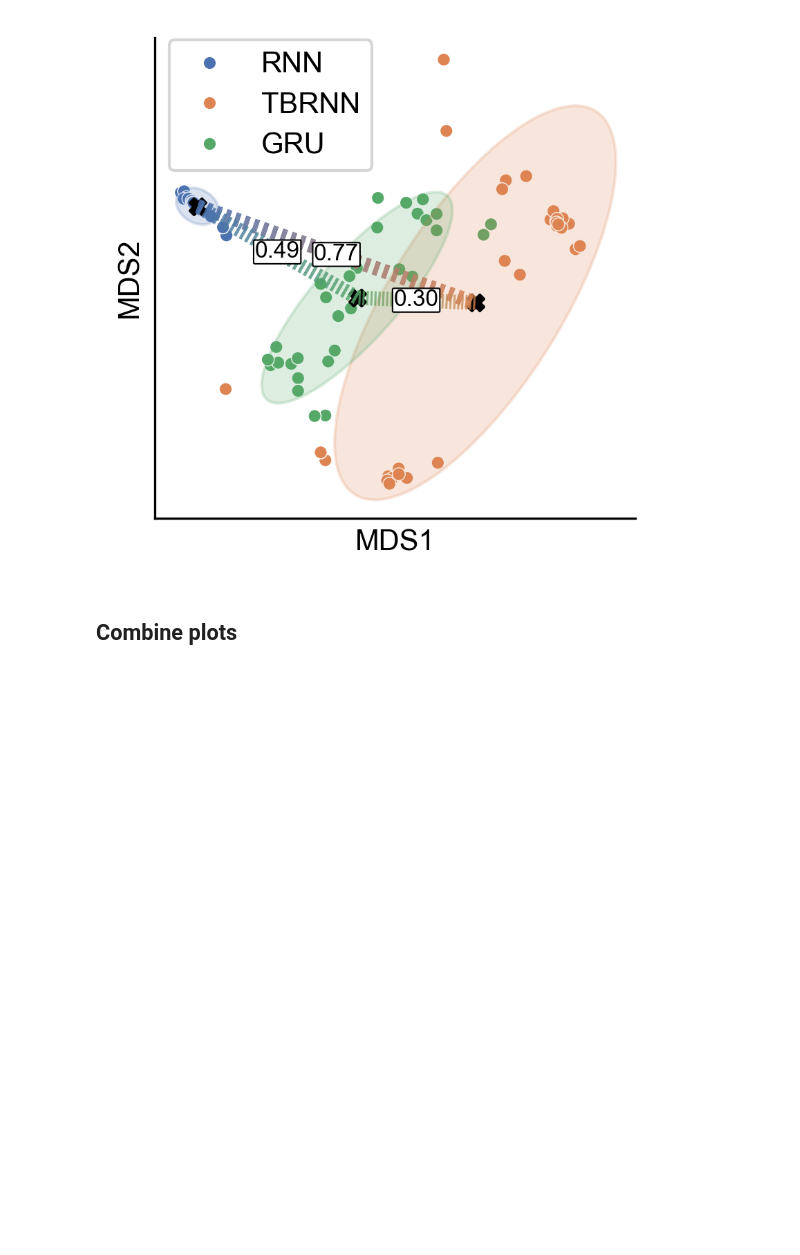
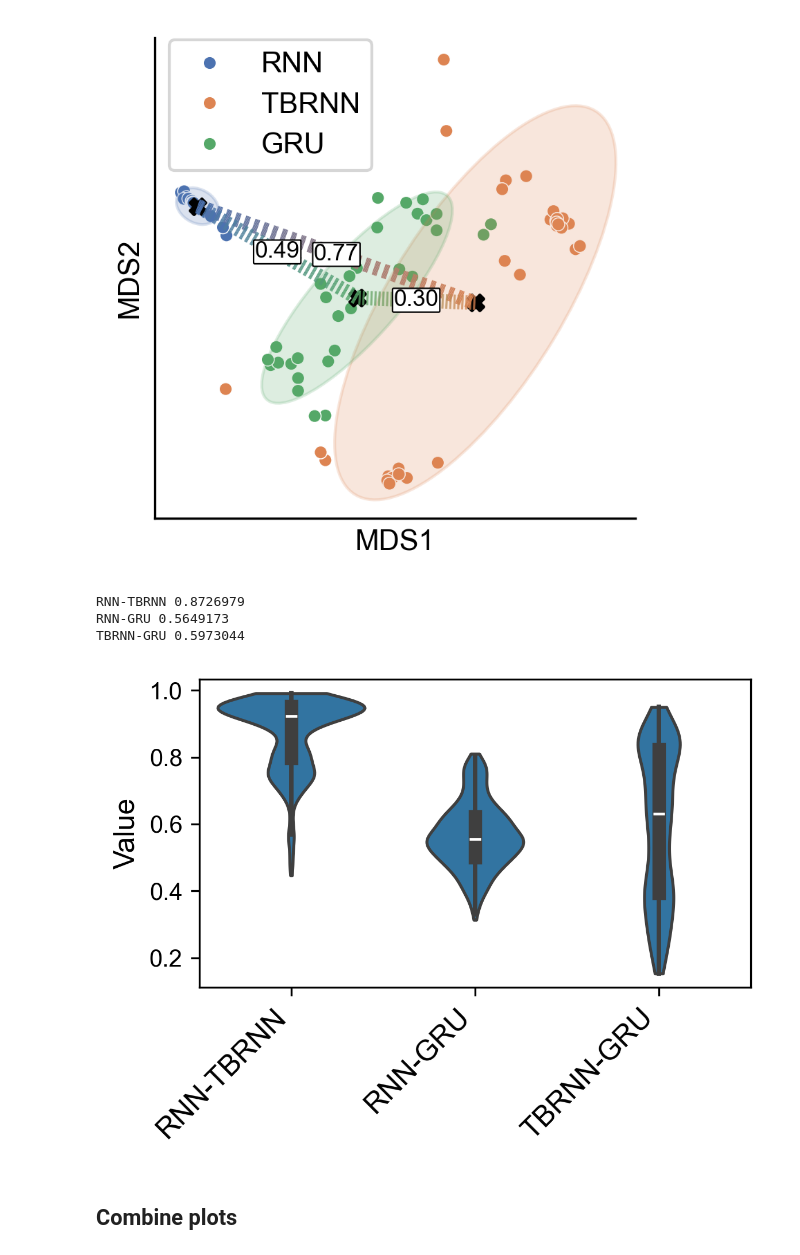
Before and after one commit to gilad-altshuler/Three_Body_RNN, a Jupyter notebook: notebooks/2_Solution_space.ipynb, the cells around one changed output. Cells and saved outputs as stored; diff of their text form; code cells hidden in the pictures; blank space fills up the shorter version.

```diff
--- a/notebooks/2_Solution_space.ipynb
+++ b/notebooks/2_Solution_space.ipynb
@@ -548,6 +548,41 @@ plt.savefig(FIG_DIR / "mds.png", dpi=300)
 plt.show()
 # %% [output]
 [figure]
+# %%
+MODELS = ['RNN','TBRNN','GRU']
+records = []
+
+for idx_model, i_model in enumerate(MODELS):
+    for jdx_model, j_model in enumerate(MODELS[idx_model+1:]):
+        values = D_without[
+            idx_model*RUNS:(idx_model+1)*RUNS,
+            (idx_model+jdx_model+1)*RUNS:(idx_model+jdx_model+2)*RUNS
+        ].ravel()
+
+        pair_name = f"{i_model}-{j_model}"
+        print(pair_name, values.mean())
+
+        for v in values:
+            records.append({"pair": pair_name, "value": v})
+
+df = pd.DataFrame(records)
+
+plt.figure(figsize=(4, 3),dpi=300)
+sns.violinplot(data=df, x="pair", y="value", inner="box", cut=0)
+plt.xticks(rotation=45, ha="right")
+plt.yticks(fontsize=10)
+plt.xlabel("")
+plt.ylabel("Value",fontsize=12)
+plt.xticks(fontsize=12)
+plt.tight_layout()
+plt.savefig(FIG_DIR / "model_pair_violin.png", dpi=300, transparent=True)
+plt.savefig(FIG_DIR / "model_pair_violin.tiff", dpi=300, format='tiff', transparent=True)
+plt.show()
+# %% [output]
+RNN-TBRNN 0.8726979
+RNN-GRU 0.5649173
+TBRNN-GRU 0.5973044
+[figure, added]
 # %% [markdown]
 ## Combine plots
 # %%
```
Also changed, not shown: parts of 1 cell of this notebook.
